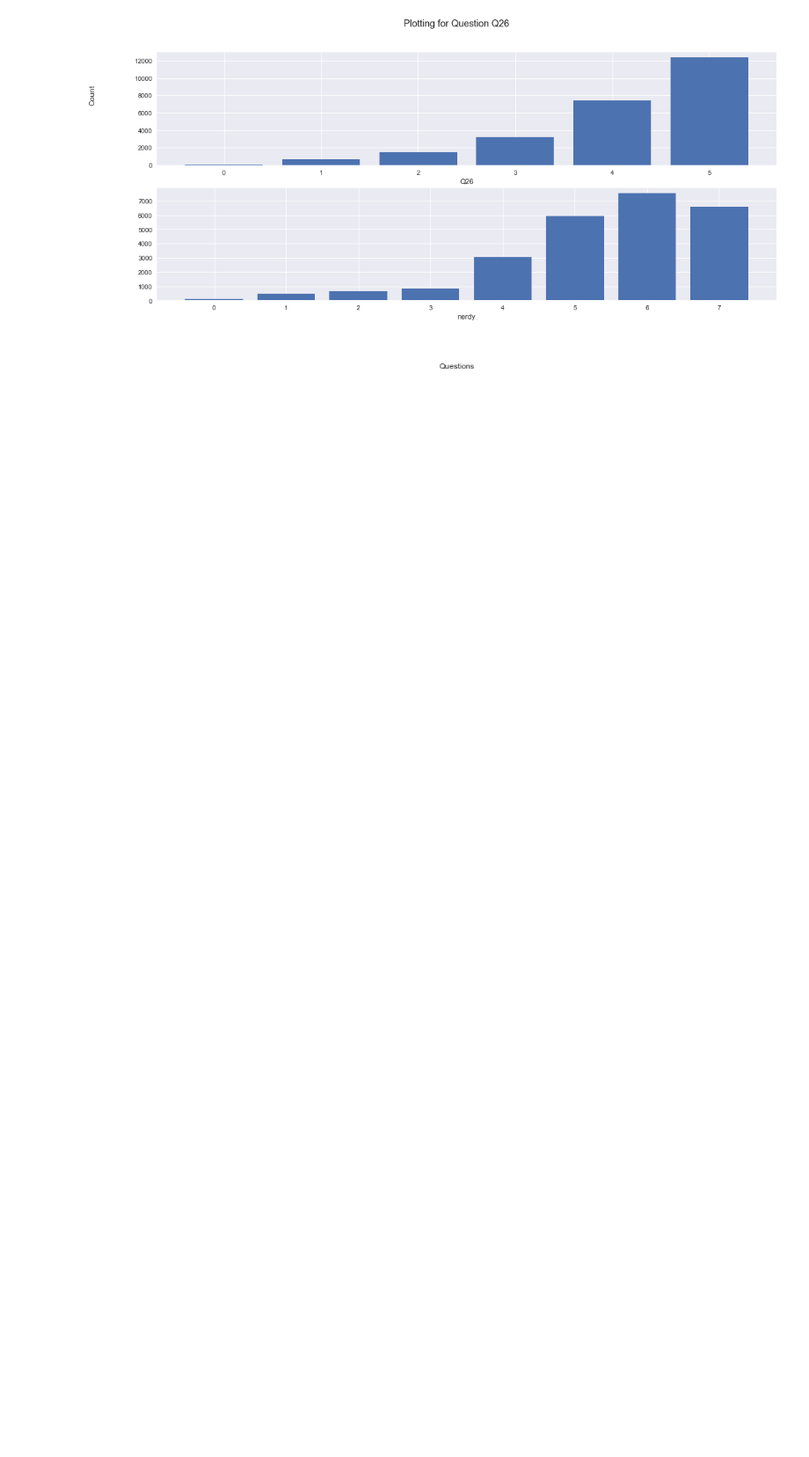
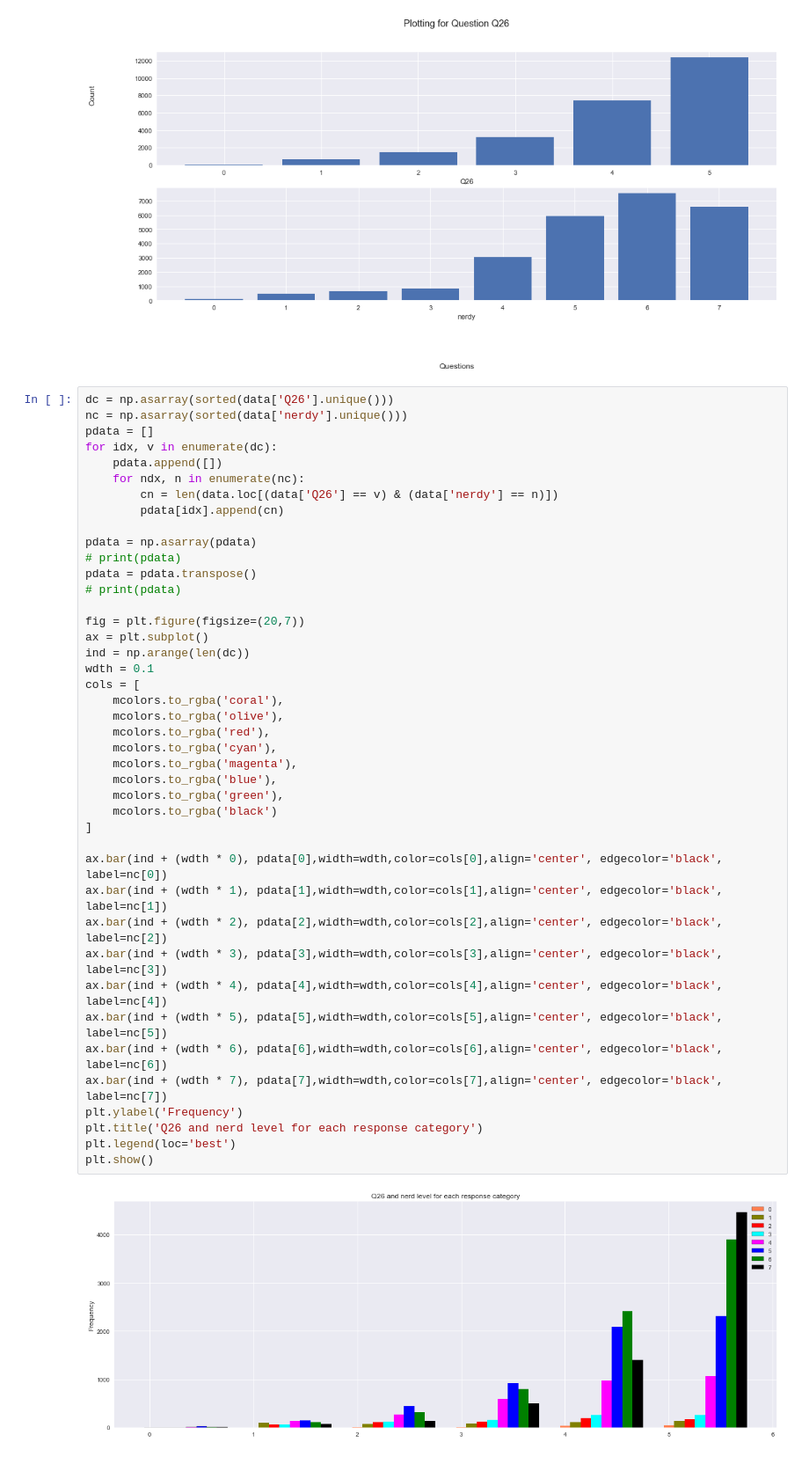
Before and after one commit to rupesh-papneja/am, a Jupyter notebook: ml-phase-1.ipynb, the cells around one changed output. Shown: that part at 88% size. Cells and saved outputs as stored; diff of their text form; blank space fills up the shorter version.

```diff
--- a/ml-phase-1.ipynb
+++ b/ml-phase-1.ipynb
@@ -448,3 +449,47 @@ del d
 del idx
 # %% [output]
 [figure]
+# %%
+dc = np.asarray(sorted(data['Q26'].unique()))
+nc = np.asarray(sorted(data['nerdy'].unique()))
+pdata = []
+for idx, v in enumerate(dc):
+    pdata.append([])
+    for ndx, n in enumerate(nc):
+        cn = len(data.loc[(data['Q26'] == v) & (data['nerdy'] == n)])
+        pdata[idx].append(cn)
+
+pdata = np.asarray(pdata)
+# print(pdata)
+pdata = pdata.transpose()
+# print(pdata)
+
+fig = plt.figure(figsize=(20,7))
+ax = plt.subplot()
+ind = np.arange(len(dc))
+wdth = 0.1
+cols = [
+    mcolors.to_rgba('coral'),
+    mcolors.to_rgba('olive'),
+    mcolors.to_rgba('red'),
+    mcolors.to_rgba('cyan'),
+    mcolors.to_rgba('magenta'),
+    mcolors.to_rgba('blue'),
+    mcolors.to_rgba('green'),
+    mcolors.to_rgba('black')
+]
+
+ax.bar(ind + (wdth * 0), pdata[0],width=wdth,color=cols[0],align='center', edgecolor='black', label=nc[0])
+ax.bar(ind + (wdth * 1), pdata[1],width=wdth,color=cols[1],align='center', edgecolor='black', label=nc[1])
+ax.bar(ind + (wdth * 2), pdata[2],width=wdth,color=cols[2],align='center', edgecolor='black', label=nc[2])
+ax.bar(ind + (wdth * 3), pdata[3],width=wdth,color=cols[3],align='center', edgecolor='black', label=nc[3])
+ax.bar(ind + (wdth * 4), pdata[4],width=wdth,color=cols[4],align='center', edgecolor='black', label=nc[4])
+ax.bar(ind + (wdth * 5), pdata[5],width=wdth,color=cols[5],align='center', edgecolor='black', label=nc[5])
+ax.bar(ind + (wdth * 6), pdata[6],width=wdth,color=cols[6],align='center', edgecolor='black', label=nc[6])
+ax.bar(ind + (wdth * 7), pdata[7],width=wdth,color=cols[7],align='center', edgecolor='black', label=nc[7])
+plt.ylabel('Frequency')
+plt.title('Q26 and nerd level for each response category')
+plt.legend(loc='best')
+plt.show()
+# %% [output]
+[figure, added]
```
Also changed, not shown: parts of 7 cells of this notebook.
